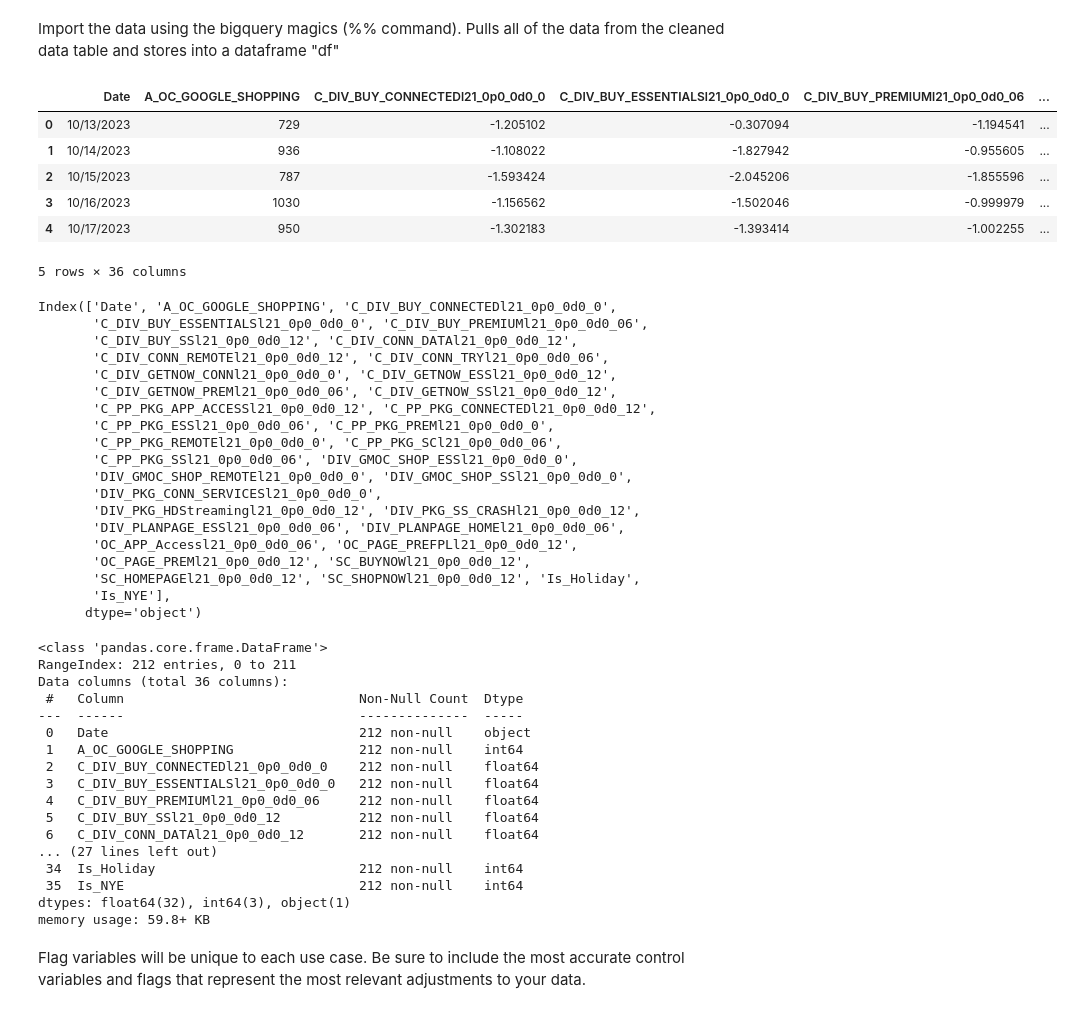
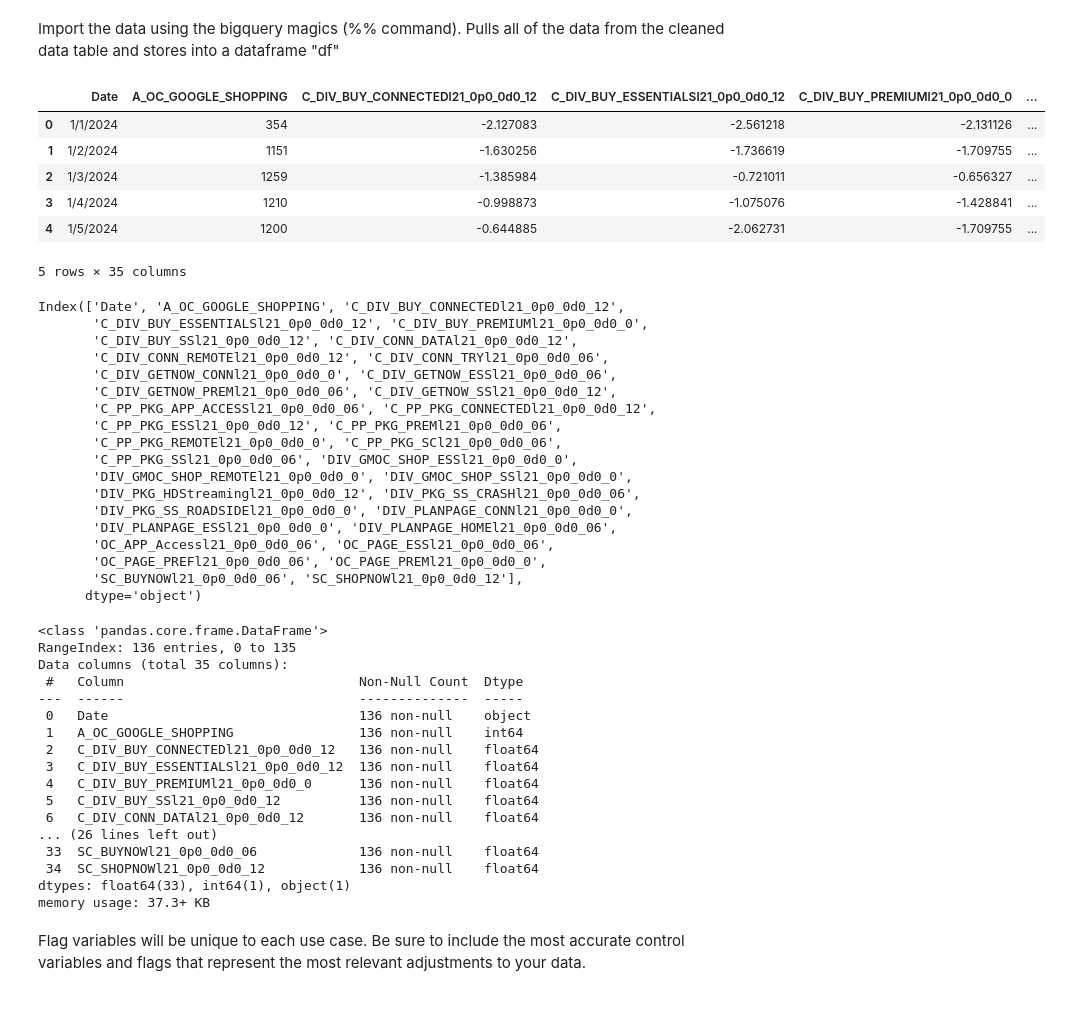
Before and after one commit to zzWIInTer/zz_onstar_rba, a Jupyter notebook: Standard Regression (BQML).ipynb, the cells around one changed output. Cells and saved outputs as stored; diff of their text form; code cells hidden in the pictures.

```diff
--- a/Standard Regression (BQML).ipynb
+++ b/Standard Regression (BQML).ipynb
@@ -107,62 +106,63 @@ Pulls all of the data from the cleaned data table and stores into a dataframe "d
 # ORDER BY date; #update project name
 # %%
 #update file name
-file_name = 'https://raw.githubusercontent.com/zzWIInTer/zz_onstar_rba/master/final_cleaned_data_0708.csv'
+#file_name = 'https://raw.githubusercontent.com/zzWIInTer/zz_onstar_rba/master/final_cleaned_data_0708.csv'
+file_name = 'https://raw.githubusercontent.com/zzWIInTer/zz_onstar_rba/master/FY2024_final_cleaned_data_0725.csv'
+
 df_raw = pd.read_csv(file_name)
 df_raw.fillna(0, inplace=True)
 df = df_raw.copy()
 #df=df_raw.drop(columns=['DIV_WYG_PPl21_0p0_0d0_12'],axis=1).copy()
 df.head()
 # %% [output]
-|  | Date | A_OC_GOOGLE_SHOPPING | C_DIV_BUY_CONNECTEDl21_0p0_0d0_0 | C_DIV_BUY_ESSENTIALSl21_0p0_0d0_0 | C_DIV_BUY_PREMIUMl21_0p0_0d0_06 | ... |
-| 0 | 10/13/2023 | 729 | -1.205102 | -0.307094 | -1.194541 | ... |
-| 1 | 10/14/2023 | 936 | -1.108022 | -1.827942 | -0.955605 | ... |
-| 2 | 10/15/2023 | 787 | -1.593424 | -2.045206 | -1.855596 | ... |
-| 3 | 10/16/2023 | 1030 | -1.156562 | -1.502046 | -0.999979 | ... |
-| 4 | 10/17/2023 | 950 | -1.302183 | -1.393414 | -1.002255 | ... |
+|  | Date | A_OC_GOOGLE_SHOPPING | C_DIV_BUY_CONNECTEDl21_0p0_0d0_12 | C_DIV_BUY_ESSENTIALSl21_0p0_0d0_12 | C_DIV_BUY_PREMIUMl21_0p0_0d0_0 | ... |
+| 0 | 1/1/2024 | 354 | -2.127083 | -2.561218 | -2.131126 | ... |
+| 1 | 1/2/2024 | 1151 | -1.630256 | -1.736619 | -1.709755 | ... |
+| 2 | 1/3/2024 | 1259 | -1.385984 | -0.721011 | -0.656327 | ... |
+| 3 | 1/4/2024 | 1210 | -0.998873 | -1.075076 | -1.428841 | ... |
+| 4 | 1/5/2024 | 1200 | -0.644885 | -2.062731 | -1.709755 | ... |
-5 rows × 36 columns
+5 rows × 35 columns
 # %%
 df.columns
 # %% [output]
-Index(['Date', 'A_OC_GOOGLE_SHOPPING', 'C_DIV_BUY_CONNECTEDl21_0p0_0d0_0',
-       'C_DIV_BUY_ESSENTIALSl21_0p0_0d0_0', 'C_DIV_BUY_PREMIUMl21_0p0_0d0_06',
+Index(['Date', 'A_OC_GOOGLE_SHOPPING', 'C_DIV_BUY_CONNECTEDl21_0p0_0d0_12',
+       'C_DIV_BUY_ESSENTIALSl21_0p0_0d0_12', 'C_DIV_BUY_PREMIUMl21_0p0_0d0_0',
        'C_DIV_BUY_SSl21_0p0_0d0_12', 'C_DIV_CONN_DATAl21_0p0_0d0_12',
        'C_DIV_CONN_REMOTEl21_0p0_0d0_12', 'C_DIV_CONN_TRYl21_0p0_0d0_06',
-       'C_DIV_GETNOW_CONNl21_0p0_0d0_0', 'C_DIV_GETNOW_ESSl21_0p0_0d0_12',
+       'C_DIV_GETNOW_CONNl21_0p0_0d0_0', 'C_DIV_GETNOW_ESSl21_0p0_0d0_06',
        'C_DIV_GETNOW_PREMl21_0p0_0d0_06', 'C_DIV_GETNOW_SSl21_0p0_0d0_12',
-       'C_PP_PKG_APP_ACCESSl21_0p0_0d0_12', 'C_PP_PKG_CONNECTEDl21_0p0_0d0_12',
-       'C_PP_PKG_ESSl21_0p0_0d0_06', 'C_PP_PKG_PREMl21_0p0_0d0_0',
+       'C_PP_PKG_APP_ACCESSl21_0p0_0d0_06', 'C_PP_PKG_CONNECTEDl21_0p0_0d0_12',
+       'C_PP_PKG_ESSl21_0p0_0d0_12', 'C_PP_PKG_PREMl21_0p0_0d0_06',
        'C_PP_PKG_REMOTEl21_0p0_0d0_0', 'C_PP_PKG_SCl21_0p0_0d0_06',
        'C_PP_PKG_SSl21_0p0_0d0_06', 'DIV_GMOC_SHOP_ESSl21_0p0_0d0_0',
        'DIV_GMOC_SHOP_REMOTEl21_0p0_0d0_0', 'DIV_GMOC_SHOP_SSl21_0p0_0d0_0',
-       'DIV_PKG_CONN_SERVICESl21_0p0_0d0_0',
-       'DIV_PKG_HDStreamingl21_0p0_0d0_12', 'DIV_PKG_SS_CRASHl21_0p0_0d0_12',
-       'DIV_PLANPAGE_ESSl21_0p0_0d0_06', 'DIV_PLANPAGE_HOMEl21_0p0_0d0_06',
-       'OC_APP_Accessl21_0p0_0d0_06', 'OC_PAGE_PREFPLl21_0p0_0d0_12',
-       'OC_PAGE_PREMl21_0p0_0d0_12', 'SC_BUYNOWl21_0p0_0d0_12',
-       'SC_HOMEPAGEl21_0p0_0d0_12', 'SC_SHOPNOWl21_0p0_0d0_12', 'Is_Holiday',
-       'Is_NYE'],
+       'DIV_PKG_HDStreamingl21_0p0_0d0_12', 'DIV_PKG_SS_CRASHl21_0p0_0d0_06',
+       'DIV_PKG_SS_ROADSIDEl21_0p0_0d0_0', 'DIV_PLANPAGE_CONNl21_0p0_0d0_0',
+       'DIV_PLANPAGE_ESSl21_0p0_0d0_0', 'DIV_PLANPAGE_HOMEl21_0p0_0d0_06',
+       'OC_APP_Accessl21_0p0_0d0_06', 'OC_PAGE_ESSl21_0p0_0d0_06',
+       'OC_PAGE_PREFl21_0p0_0d0_06', 'OC_PAGE_PREMl21_0p0_0d0_0',
+       'SC_BUYNOWl21_0p0_0d0_06', 'SC_SHOPNOWl21_0p0_0d0_12'],
       dtype='object')
 # %%
 df.info()
 # %% [output]
 <class 'pandas.core.frame.DataFrame'>
-RangeIndex: 212 entries, 0 to 211
-Data columns (total 36 columns):
+RangeIndex: 136 entries, 0 to 135
+Data columns (total 35 columns):
  #   Column                              Non-Null Count  Dtype
 ---  ------                              --------------  -----
- 0   Date                                212 non-null    object
- 1   A_OC_GOOGLE_SHOPPING                212 non-null    int64
- 2   C_DIV_BUY_CONNECTEDl21_0p0_0d0_0    212 non-null    float64
- 3   C_DIV_BUY_ESSENTIALSl21_0p0_0d0_0   212 non-null    float64
- 4   C_DIV_BUY_PREMIUMl21_0p0_0d0_06     212 non-null    float64
- 5   C_DIV_BUY_SSl21_0p0_0d0_12          212 non-null    float64
- 6   C_DIV_CONN_DATAl21_0p0_0d0_12       212 non-null    float64
-... (27 lines left out)
- 34  Is_Holiday                          212 non-null    int64
- 35  Is_NYE                              212 non-null    int64
-dtypes: float64(32), int64(3), object(1)
-memory usage: 59.8+ KB
+ 0   Date                                136 non-null    object
+ 1   A_OC_GOOGLE_SHOPPING                136 non-null    int64
+ 2   C_DIV_BUY_CONNECTEDl21_0p0_0d0_12   136 non-null    float64
+ 3   C_DIV_BUY_ESSENTIALSl21_0p0_0d0_12  136 non-null    float64
+ 4   C_DIV_BUY_PREMIUMl21_0p0_0d0_0      136 non-null    float64
+ 5   C_DIV_BUY_SSl21_0p0_0d0_12          136 non-null    float64
+ 6   C_DIV_CONN_DATAl21_0p0_0d0_12       136 non-null    float64
+... (26 lines left out)
+ 33  SC_BUYNOWl21_0p0_0d0_06             136 non-null    float64
+ 34  SC_SHOPNOWl21_0p0_0d0_12            136 non-null    float64
+dtypes: float64(33), int64(1), object(1)
+memory usage: 37.3+ KB
 # %% [markdown]
 Flag variables will be unique to each use case. Be sure to include the most accurate control variables and flags that represent the most relevant adjustments to your data.
 # %%
```
Also changed, not shown: parts of 12 cells of this notebook.
